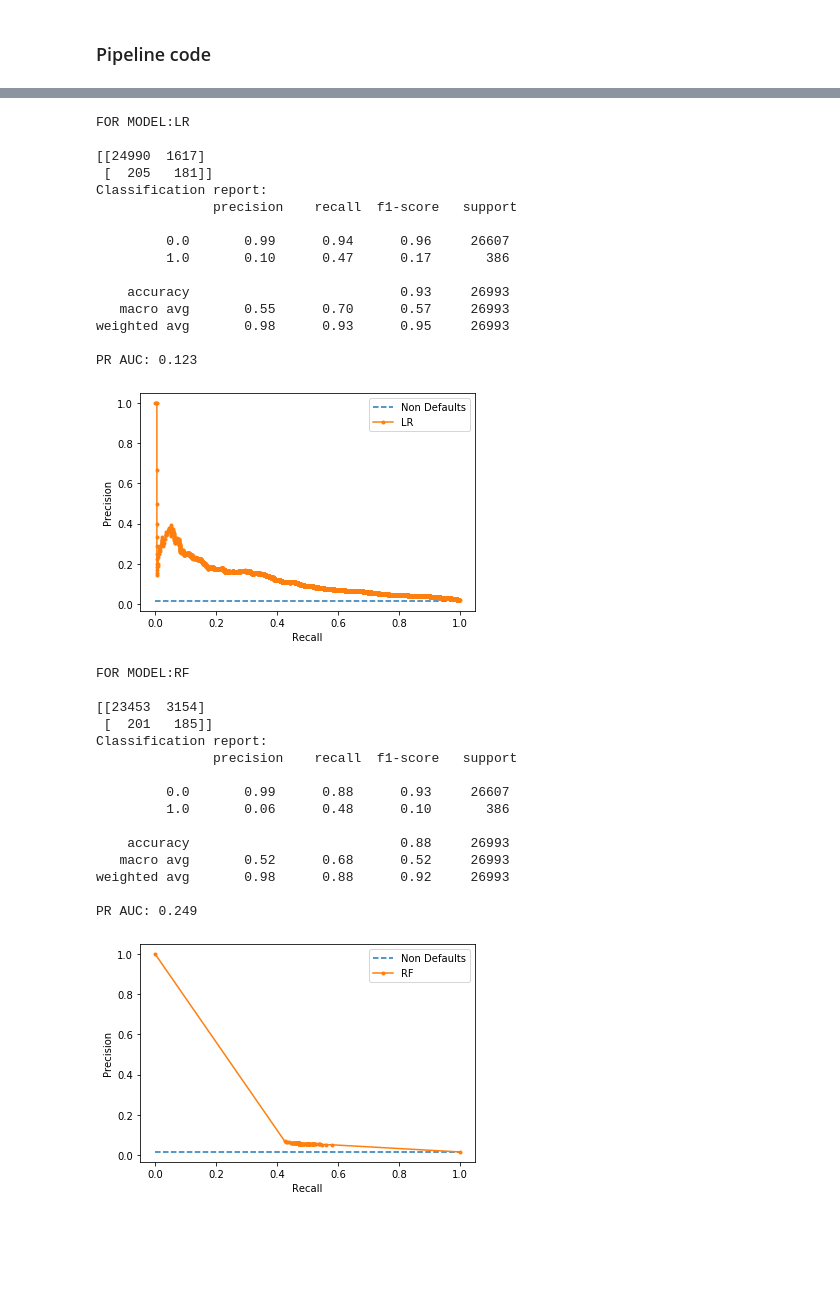
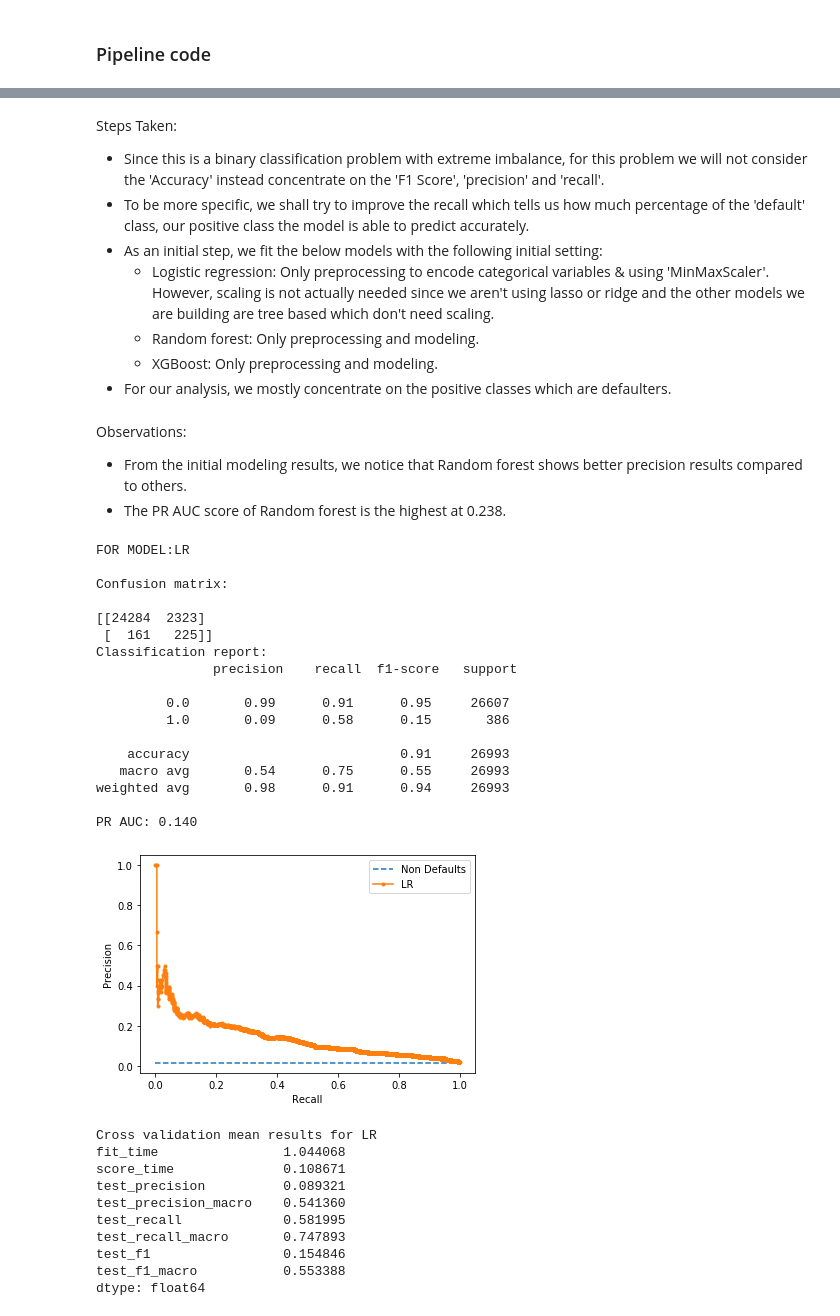
Before and after one commit to ramesh-suragam/ML_Case_Study, a Jupyter notebook: ML_Case_Study.ipynb, the cells around one changed output, grey strips where cells are left out. Drawn from its saved outputs; the diff is of its cells as text; code cells hidden in the pictures; blank space fills up the shorter version.

Commit message:
version 1, model and csv

```diff
--- a/ML_Case_Study.ipynb
+++ b/ML_Case_Study.ipynb
@@ -287,7 +292,7 @@ dtype: int64
 # %%
 # Dropping redundant and unnecessary columns
 
-col_to_drop = ['uuid','name_in_email', 'status_max_archived_0_6_months','status_max_archived_0_12_months','avg_payment_span_0_3m', 'max_paid_inv_0_12m']
+col_to_drop = ['name_in_email', 'status_max_archived_0_6_months','status_max_archived_0_12_months','avg_payment_span_0_3m', 'max_paid_inv_0_12m']
 account_data.drop(col_to_drop, axis=1, inplace=True)
 
 # Converting boolean column to integer
@@ -456,6 +461,7 @@ account_data.drop(labels=['sum_capital_paid_account_12_24m'], inplace=True, axis
 Train = account_data[account_data['default'].isna()==False]
 Test = account_data[account_data['default'].isna()]
 
+Train.drop(labels='uuid', axis=1, inplace=True)
 print(Train.shape)
 print(Test.shape)
 
@@ -707,35 +731,47 @@ PR AUC: 0.210
+# %% [markdown]
+Steps Taken:
+
+- Since this is a binary classification problem with extreme imbalance, for this problem we will not consider the 'Accuracy' instead concentrate on the 'F1 Score', 'precision' and 'recall'.
+- To be more specific, we shall try to improve the recall which tells us how much percentage of the 'default' class, our positive class the model is able to predict accurately.
+- As an initial step, we fit the below models with the following initial setting:
+    - Logistic regression: Only preprocessing to encode categorical variables & using 'MinMaxScaler'. However, scaling is not actually needed since we aren't using lasso or ridge and the other models we are building are tree based which don't need scaling.
+    - Random forest: Only preprocessing and modeling.
+    - XGBoost: Only preprocessing and modeling.
+- For our analysis, we mostly concentrate on the positive classes which are defaulters.
+# %% [markdown]
+Observations:
+
+- From the initial modeling results, we notice that Random forest shows better precision results compared to others.
+- The PR AUC score of Random forest is the highest at 0.238.
 # %%
-fit_models(X_train, X_test, y_train, y_test, model_lr=True, model_rf=True, model_xgb=True, model_lr_tuning=True, model_rf_xgb_tuning=True)
+# Fitting LR model with over/under sampling
+fit_models(X_train, X_test, y_train, y_test, model_lr=True, model_rf=False, model_xgb=False, model_lr_tuning=True)
 # %% [output]
 FOR MODEL:LR
 
-[[24990  1617]
- [  205   181]]
+Confusion matrix:
+
+[[24284  2323]
+ [  161   225]]
 Classification report:
                precision    recall  f1-score   support
 
-         0.0       0.99      0.94      0.96     26607
-         1.0       0.10      0.47      0.17       386
+         0.0       0.99      0.91      0.95     26607
+         1.0       0.09      0.58      0.15       386
 
-    accuracy                           0.93     26993
-   macro avg       0.55      0.70      0.57     26993
-weighted avg       0.98      0.93      0.95     26993
+    accuracy                           0.91     26993
+   macro avg       0.54      0.75      0.55     26993
+weighted avg       0.98      0.91      0.94     26993
 
-PR AUC: 0.123
+PR AUC: 0.140
-[figure, old version]
+[figure, new version]
-FOR MODEL:RF
-
-[[23453  3154]
- [  201   185]]
-Classification report:
-               precision    recall  f1-score   support
-
-         0.0       0.99      0.88      0.93     26607
-         1.0       0.06      0.48      0.10       386
-
-    accuracy                           0.88     26993
-   macro avg       0.52      0.68      0.52     26993
-weighted avg       0.98      0.88      0.92     26993
-
-PR AUC: 0.249
+Cross validation mean results for LR
+fit_time                1.044068
+score_time              0.108671
+test_precision          0.089321
+test_precision_macro    0.541360
+test_recall             0.581995
+test_recall_macro       0.747893
+test_f1                 0.154846
+test_f1_macro           0.553388
+dtype: float64
-[figure, removed]
```
Also changed, not shown: parts of 32 cells of this notebook, 2 other files.
